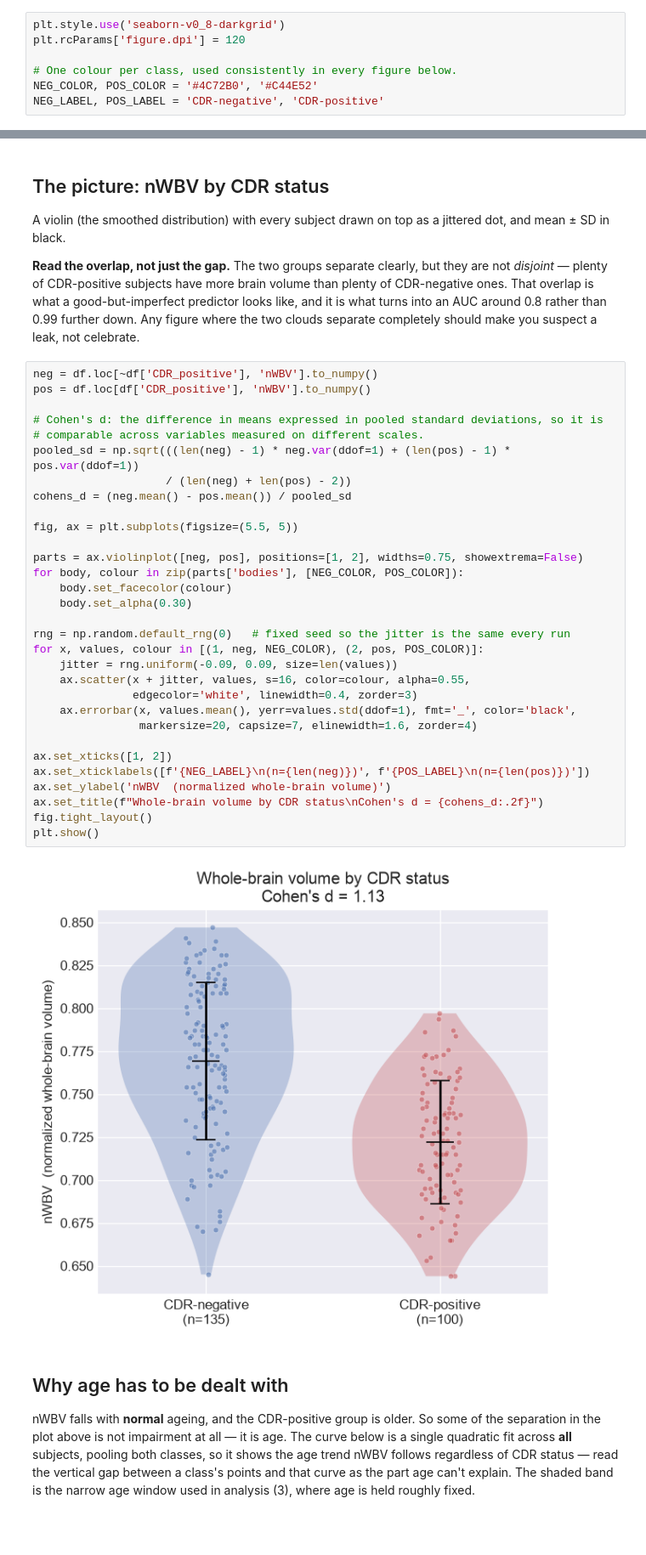
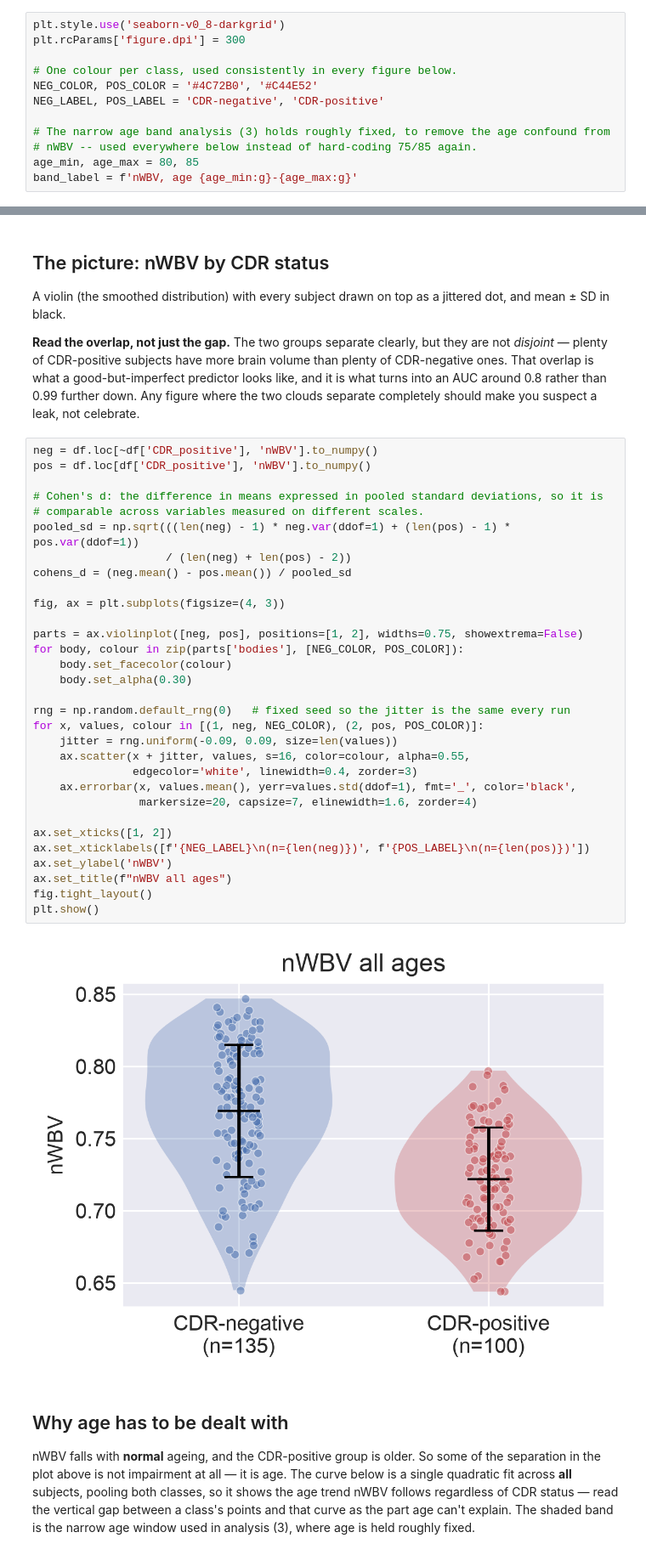
Before and after one commit to emarti/immersion2026-ai-imaging, a Jupyter notebook: internal/jupyter/nWBV.ipynb, the cells around one changed output, grey strips where cells are left out. Shown at 85% size. Cells and saved outputs as stored; diff of their text form; blank space fills up the shorter version.

```diff
--- a/internal/jupyter/nWBV.ipynb
+++ b/internal/jupyter/nWBV.ipynb
@@ -36,11 +37,16 @@ from sklearn.metrics import roc_auc_score
 REPO_ROOT = os.path.abspath('..') if os.path.isfile('../common.py') else os.path.abspath('.')
 # %%
 plt.style.use('seaborn-v0_8-darkgrid')
-plt.rcParams['figure.dpi'] = 120
+plt.rcParams['figure.dpi'] = 300
 
 # One colour per class, used consistently in every figure below.
 NEG_COLOR, POS_COLOR = '#4C72B0', '#C44E52'
 NEG_LABEL, POS_LABEL = 'CDR-negative', 'CDR-positive'
+
+# The narrow age band analysis (3) holds roughly fixed, to remove the age confound from
+# nWBV -- used everywhere below instead of hard-coding 75/85 again.
+age_min, age_max = 80, 85
+band_label = f'nWBV, age {age_min:g}-{age_max:g}'
 # %% [markdown]
 ## Load the OASIS cross-sectional spreadsheet
 
@@ -110,36 +116,36 @@ two clouds separate completely should make you suspect a leak, not celebrate.
 # %%
 neg = df.loc[~df['CDR_positive'], 'nWBV'].to_numpy()
 pos = df.loc[df['CDR_positive'], 'nWBV'].to_numpy()
 
 # Cohen's d: the difference in means expressed in pooled standard deviations, so it is
 # comparable across variables measured on different scales.
 pooled_sd = np.sqrt(((len(neg) - 1) * neg.var(ddof=1) + (len(pos) - 1) * pos.var(ddof=1))
                     / (len(neg) + len(pos) - 2))
 cohens_d = (neg.mean() - pos.mean()) / pooled_sd
 
-fig, ax = plt.subplots(figsize=(5.5, 5))
+fig, ax = plt.subplots(figsize=(4, 3))
 
 parts = ax.violinplot([neg, pos], positions=[1, 2], widths=0.75, showextrema=False)
 for body, colour in zip(parts['bodies'], [NEG_COLOR, POS_COLOR]):
     body.set_facecolor(colour)
     body.set_alpha(0.30)
 
 rng = np.random.default_rng(0)   # fixed seed so the jitter is the same every run
 for x, values, colour in [(1, neg, NEG_COLOR), (2, pos, POS_COLOR)]:
     jitter = rng.uniform(-0.09, 0.09, size=len(values))
     ax.scatter(x + jitter, values, s=16, color=colour, alpha=0.55,
                edgecolor='white', linewidth=0.4, zorder=3)
     ax.errorbar(x, values.mean(), yerr=values.std(ddof=1), fmt='_', color='black',
                 markersize=20, capsize=7, elinewidth=1.6, zorder=4)
 
 ax.set_xticks([1, 2])
 ax.set_xticklabels([f'{NEG_LABEL}\n(n={len(neg)})', f'{POS_LABEL}\n(n={len(pos)})'])
-ax.set_ylabel('nWBV  (normalized whole-brain volume)')
-ax.set_title(f"Whole-brain volume by CDR status\nCohen's d = {cohens_d:.2f}")
+ax.set_ylabel('nWBV')
+ax.set_title(f"nWBV all ages")
 fig.tight_layout()
 plt.show()
 # %% [output]
-[figure, old version]
+[figure, new version]
 # %% [markdown]
 ## Why age has to be dealt with
 
```
Also changed, not shown: parts of 6 cells of this notebook, 8 other files.
